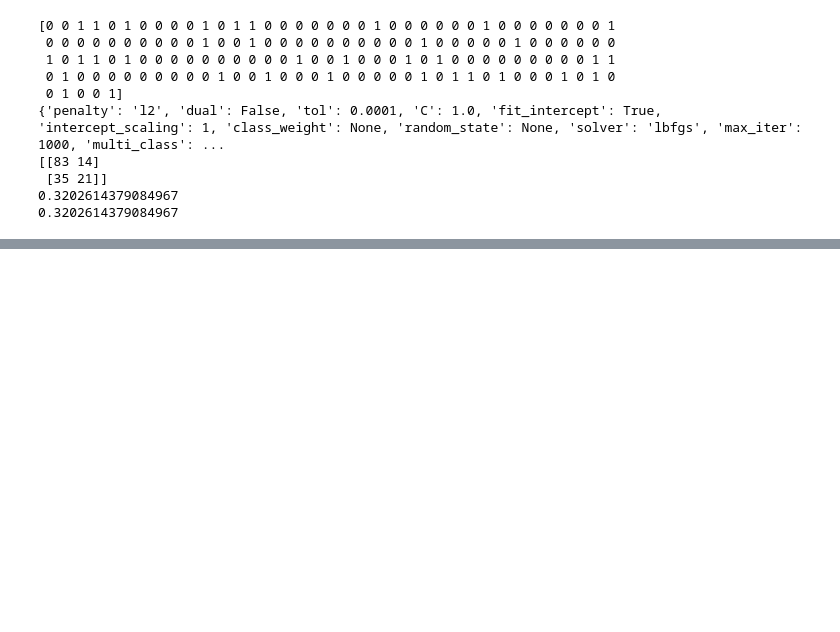
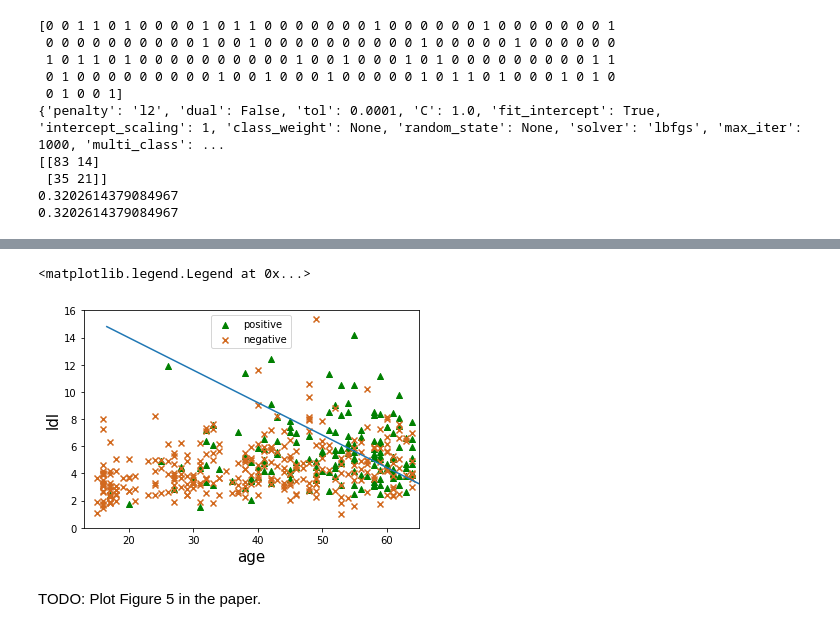
Before and after one commit to evidentiallab/Lunde_Chen_NN_Belief_Reproduction, a Jupyter notebook: LundeSklearn.ipynb, the cells around one changed output, grey strips where cells are left out. Saved outputs shown, nothing was run; the diff lists cells and outputs as text; code cells hidden in the pictures; blank space fills up the shorter version.

Commit message:
scale OK now

```diff
--- a/LundeSklearn.ipynb
+++ b/LundeSklearn.ipynb
@@ -312,18 +312,18 @@ Xb_scaled.std(axis=0)
 array([1., 1.])
 # %%
 Xb_train, Xb_test, yb_train, yb_test = train_test_split(Xb_scaled, yb, test_size=0.33, random_state=42)
-logreg = LogisticRegression(solver='lbfgs', max_iter=1000)
-logreg.fit(Xb_train, yb_train)
-yb_pred = logreg.predict(Xb_test)
+logregb = LogisticRegression(solver='lbfgs', max_iter=1000)
+logregb.fit(Xb_train, yb_train)
+yb_pred = logregb.predict(Xb_test)
 print(yb_pred)
-print(logreg.__dict__)
-perf = sklearn.metrics.confusion_matrix(yb_test, yb_pred)
-print(perf)
-err_logreg = np.mean(yb_test != yb_pred)
-print(err_logreg)
-print(1 - sum(np.diag(perf)) / float(len(yb_test)))
-assert(np.round(err_logreg, 5) ==
-       np.round(1 - sum(np.diag(perf)) / float(len(yb_test)), 5))
+print(logregb.__dict__)
+perfb = sklearn.metrics.confusion_matrix(yb_test, yb_pred)
+print(perfb)
+err_logregb = np.mean(yb_test != yb_pred)
+print(err_logregb)
+print(1 - sum(np.diag(perfb)) / float(len(yb_test)))
+assert(np.round(err_logregb, 5) ==
+       np.round(1 - sum(np.diag(perfb)) / float(len(yb_test)), 5))
 # %% [output]
 [0 0 1 1 0 1 0 0 0 0 1 0 1 1 0 0 0 0 0 0 0 1 0 0 0 0 0 0 1 0 0 0 0 0 0 0 1
  0 0 0 0 0 0 0 0 0 0 1 0 0 1 0 0 0 0 0 0 0 0 0 0 1 0 0 0 0 0 1 0 0 0 0 0 0
@@ -337,0 +346,6 @@ assert(np.round(err_logreg, 5) ==
+# %%
+_xb = np.linspace(-1.8, 1.8, num=10)
+_yb = (logregb.__dict__['intercept_'] * (-1.0) - logregb.__dict__['coef_'][0][0] * _xb ) \
+    / logregb.__dict__['coef_'][0][1]
+print(_xb)
+print(_yb)
@@ -337,0 +356,3 @@ assert(np.round(err_logreg, 5) ==
+# %%
+points = np.array([_xb, _yb]).T
+points
@@ -337,0 +370,3 @@ assert(np.round(err_logreg, 5) ==
+# %%
+points_scaled_back = scaler.inverse_transform(points)
+points_scaled_back
@@ -338,3 +397,18 @@ assert(np.round(err_logreg, 5) ==
+# %%
+fig, ax = plt.subplots()
+ax.scatter(heart[heart["chd"]==1]["age"],heart[heart["chd"]==1]["ldl"],marker='^',label='positive', color='green')
+ax.scatter(heart[heart["chd"]==0]["age"],heart[heart["chd"]==0]["ldl"],marker='x',label='negative', color='chocolate')
+plt.xlim([13, 65])
+plt.ylim([0, 16])
+plt.plot(points_scaled_back[:, 0], points_scaled_back[:, 1])
+ax.set_xlabel('age', fontsize=15)
+ax.set_ylabel('ldl', fontsize=15)
+ax.legend()
+# %% [output]
+<matplotlib.legend.Legend at 0x...>
+[figure, added]
+# %% [markdown]
+TODO: Plot Figure 5 in the paper.
 # %%
 beta = np.zeros(2)
 beta[0]=0.49555755
```
Also changed, not shown: parts of 12 cells of this notebook.
